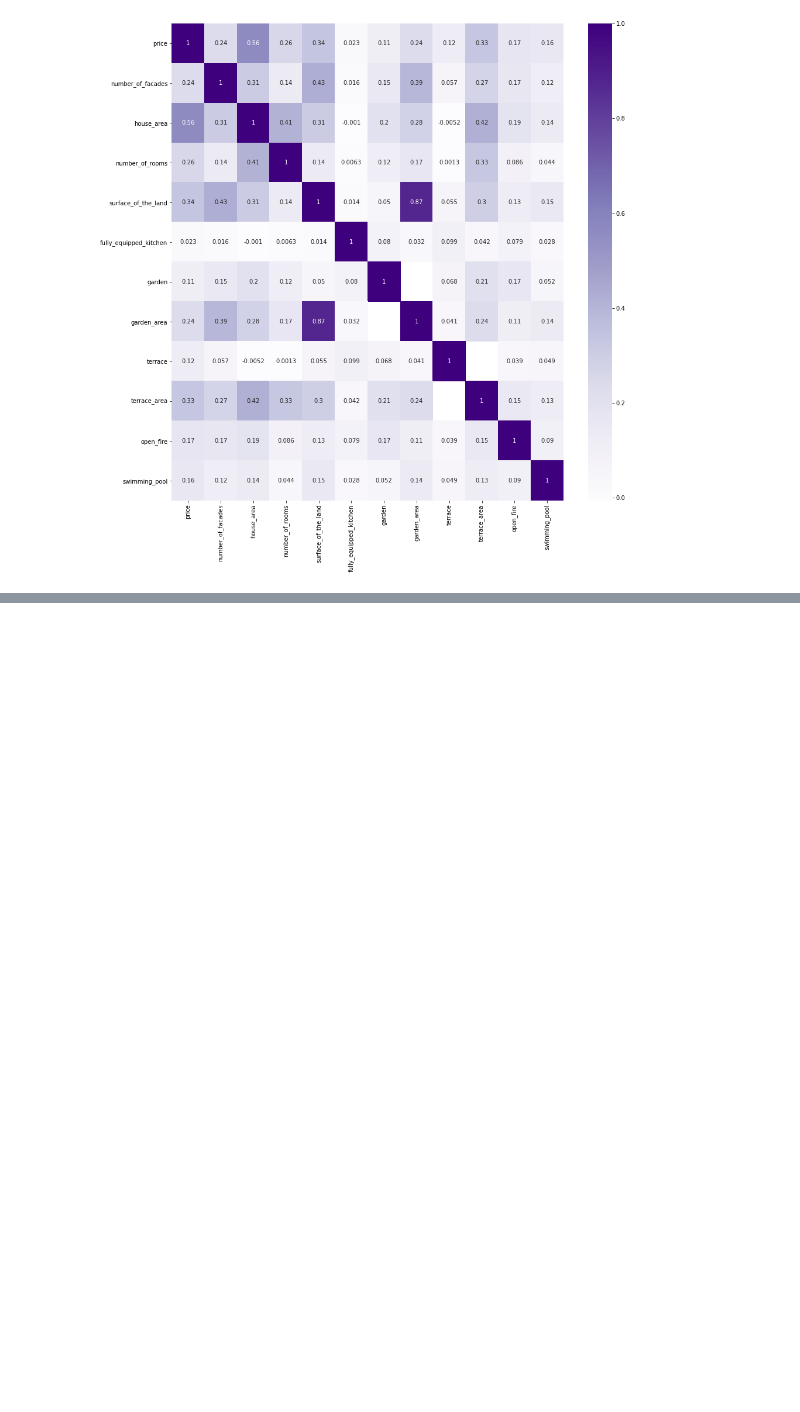
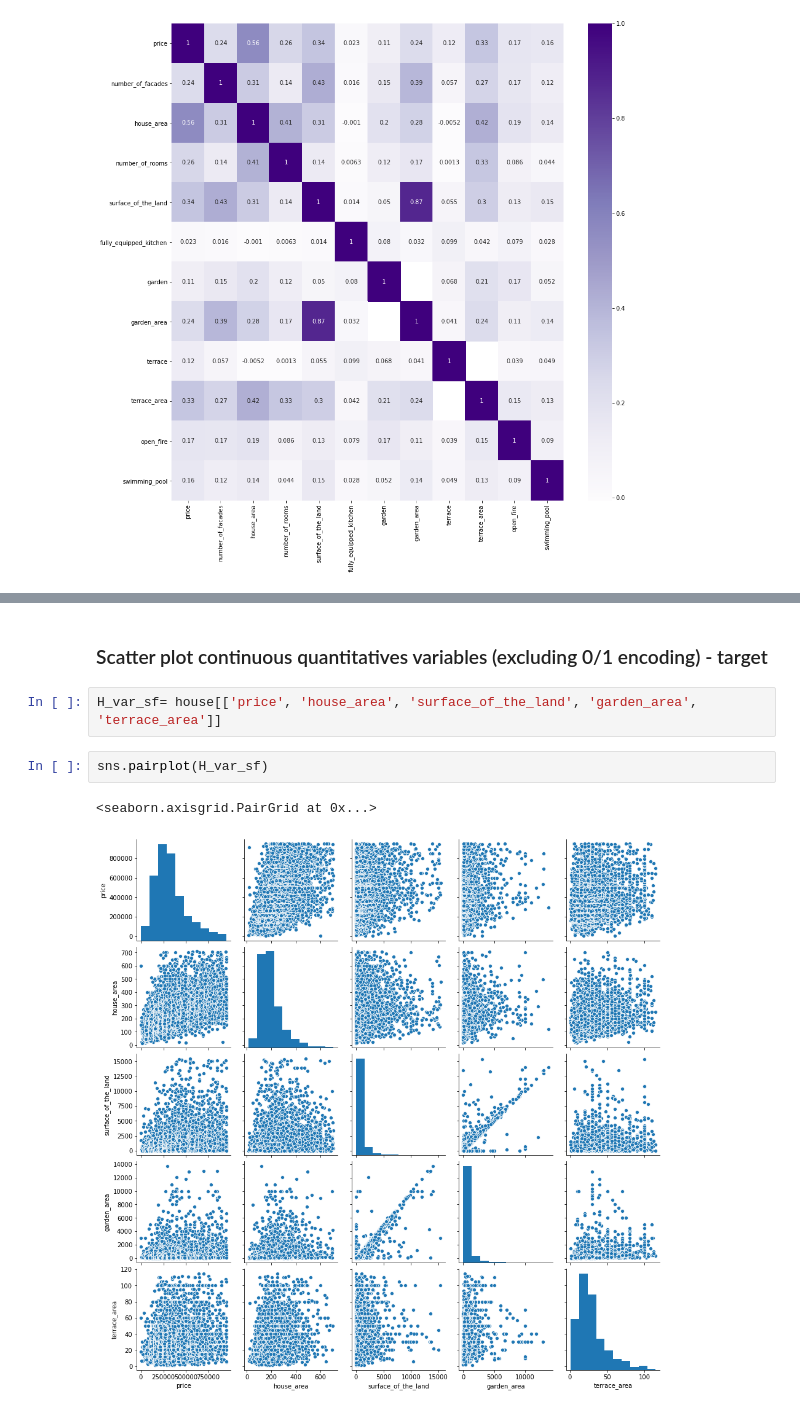
Before and after one commit to MDropsy/Challenge--Data-Analysis, a Jupyter notebook: E. Correlation variables-target and variables-variables.ipynb, the cells around one changed output, grey strips where cells are left out. Drawn from its saved outputs; the diff is of its cells as text; blank space fills up the shorter version.

```diff
--- a/E. Correlation variables-target and variables-variables.ipynb
+++ b/E. Correlation variables-target and variables-variables.ipynb
@@ -52,0 +82,9 @@ sns.heatmap(var_corr, xticklabels=var_corr.columns, yticklabels=var_corr.columns
+# %% [markdown]
+### Scatter plot continuous quantitatives variables (excluding 0/1 encoding) - target
+# %%
+H_var_sf= house[['price', 'house_area', 'surface_of_the_land', 'garden_area', 'terrace_area']]
+# %%
+sns.pairplot(H_var_sf)
+# %% [output]
+<seaborn.axisgrid.PairGrid at 0x...>
+[figure, added]
```
Also changed, not shown: parts of 58 cells of this notebook.
